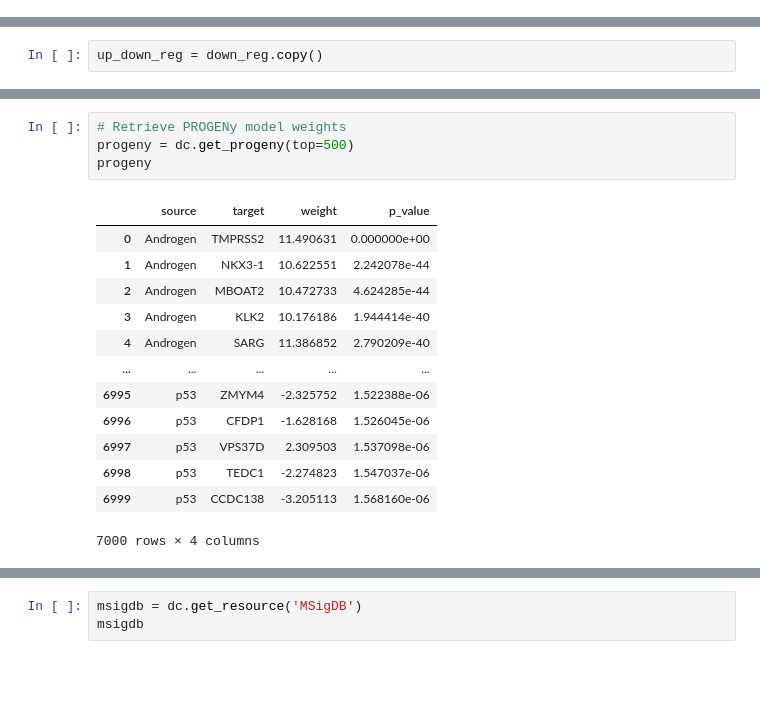
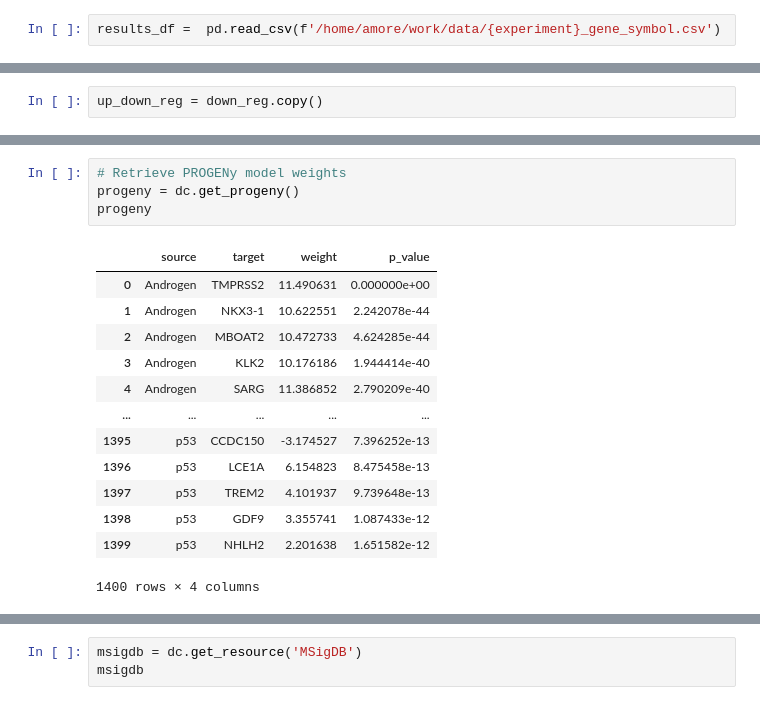
Before and after one commit to GuerreroVazquez/Transcription_factor_analysis, a Jupyter notebook: notebooks/TF_GSE164471_MO.ipynb, the cells around one changed output, grey strips where cells are left out. Saved outputs shown, nothing was run; the diff lists cells and outputs as text; blank space fills up the shorter version.

```diff
--- a/notebooks/TF_GSE164471_MO.ipynb
+++ b/notebooks/TF_GSE164471_MO.ipynb
@@ -74,5 +54,7 @@ See the caveats in the documentation: https://pandas.pydata.org/pandas-docs/stab
 # %%
 results_df.to_csv(f'/home/amore/work/data/{experiment}_gene_symbol.csv')
+# %%
+results_df =  pd.read_csv(f'/home/amore/work/data/{experiment}_gene_symbol.csv')
 # %%
 results_df = results_df.set_index('gene_symbol')
 results_df.index.name = 'GeneName'
@@ -272,21 +241,21 @@ dc.plot_volcano(
 # %%
 # Retrieve PROGENy model weights
-progeny = dc.get_progeny(top=500)
+progeny = dc.get_progeny()
 progeny
 # %% [output]
 |  | source | target | weight | p_value |
 | 0 | Androgen | TMPRSS2 | 11.490631 | 0.000000e+00 |
 | 1 | Androgen | NKX3-1 | 10.622551 | 2.242078e-44 |
 | 2 | Androgen | MBOAT2 | 10.472733 | 4.624285e-44 |
 | 3 | Androgen | KLK2 | 10.176186 | 1.944414e-40 |
 | 4 | Androgen | SARG | 11.386852 | 2.790209e-40 |
 | ... | ... | ... | ... | ... |
-| 6995 | p53 | ZMYM4 | -2.325752 | 1.522388e-06 |
-| 6996 | p53 | CFDP1 | -1.628168 | 1.526045e-06 |
-| 6997 | p53 | VPS37D | 2.309503 | 1.537098e-06 |
-| 6998 | p53 | TEDC1 | -2.274823 | 1.547037e-06 |
-| 6999 | p53 | CCDC138 | -3.205113 | 1.568160e-06 |
+| 1395 | p53 | CCDC150 | -3.174527 | 7.396252e-13 |
+| 1396 | p53 | LCE1A | 6.154823 | 8.475458e-13 |
+| 1397 | p53 | TREM2 | 4.101937 | 9.739648e-13 |
+| 1398 | p53 | GDF9 | 3.355741 | 1.087433e-12 |
+| 1399 | p53 | NHLH2 | 2.201638 | 1.651582e-12 |
-7000 rows × 4 columns
+1400 rows × 4 columns
 # %%
 # Infer pathway activities with mlm
 pathway_acts, pathway_pvals = dc.run_mlm(mat=mat, net=progeny, verbose=True)
```
Also changed, not shown: parts of 24 cells of this notebook, 14 other files.
